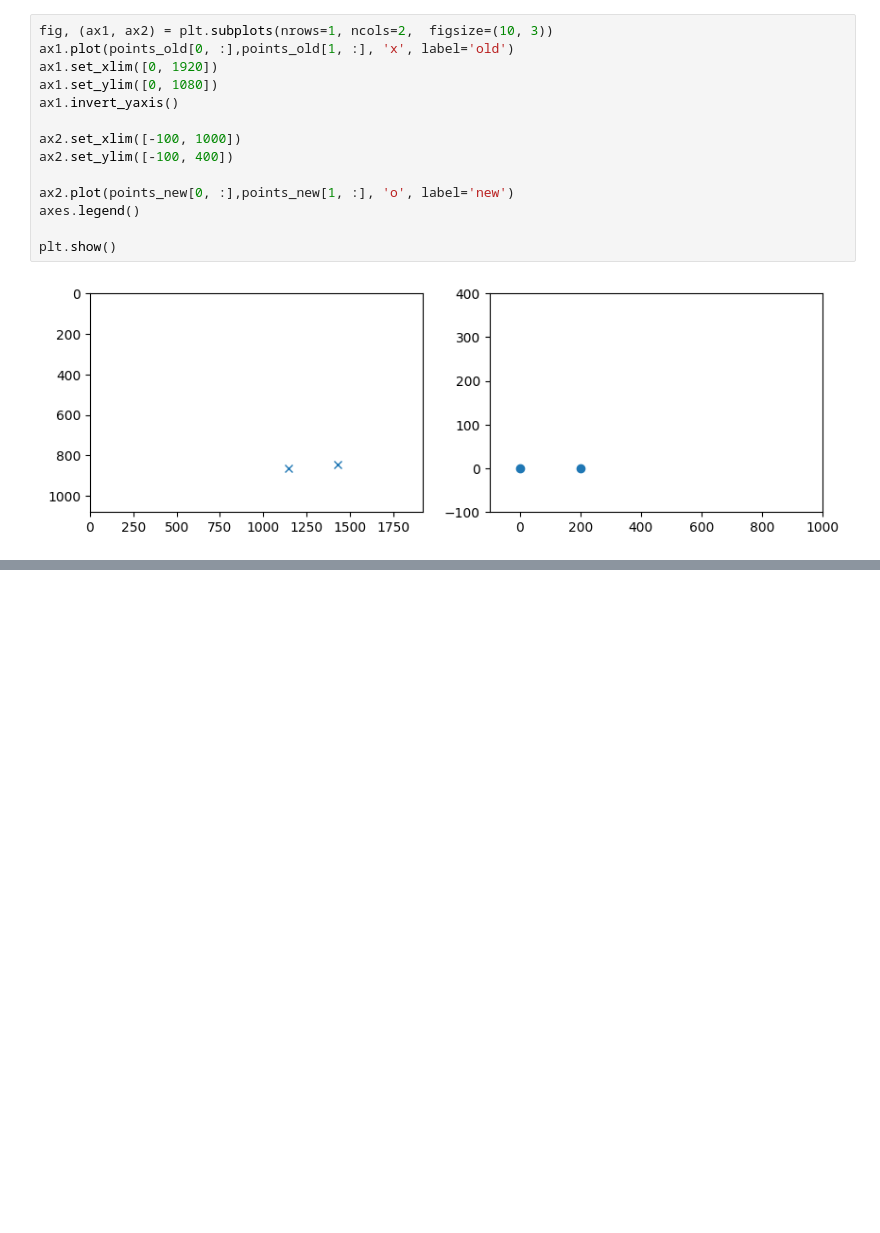
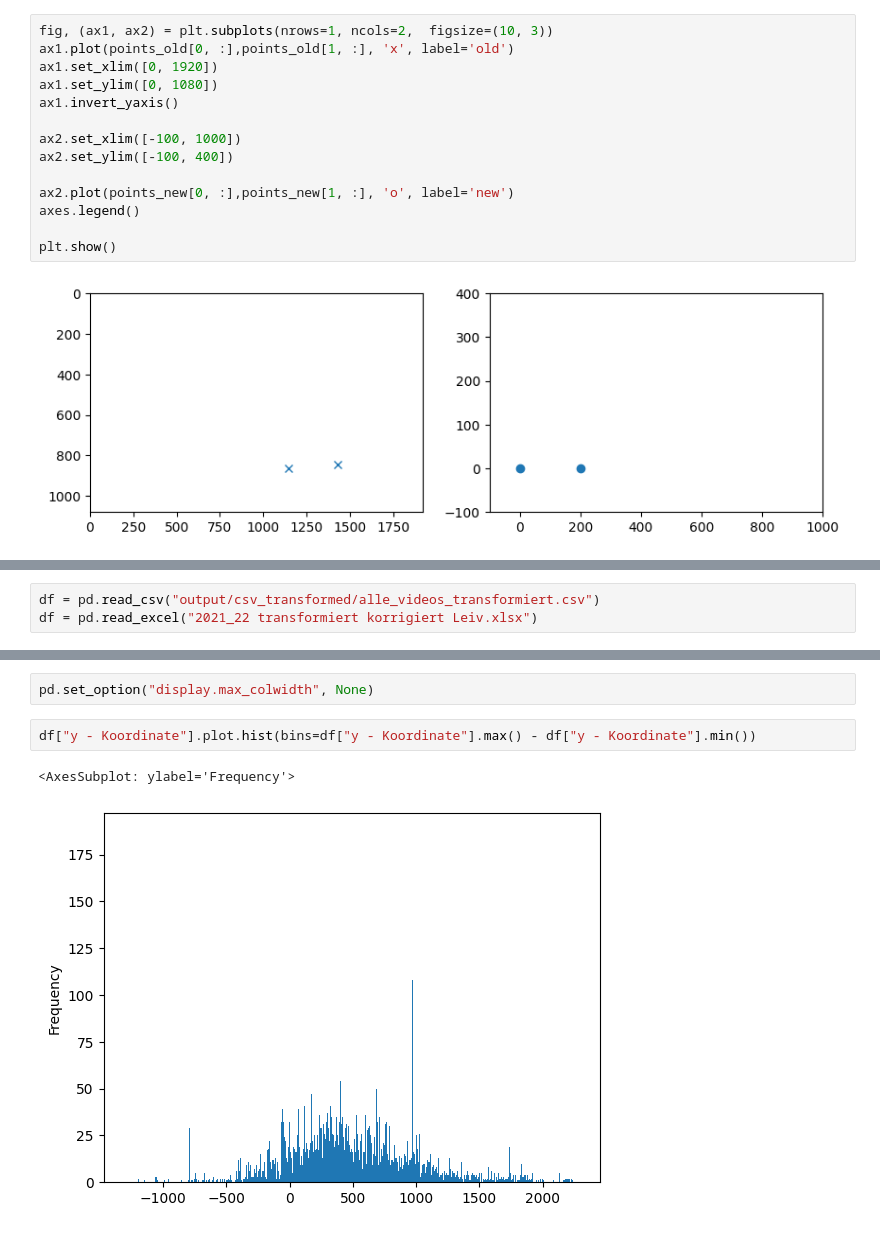
Before and after one commit to axpogroup/AXH-SonarFish, a Jupyter notebook: analysis/2_special_projects/HTU_ARIS_box_dot_tracking_task/4_validate_and_plot_detections.ipynb, the cells around one changed output, grey strips where cells are left out. Cells and saved outputs as stored; diff of their text form; blank space fills up the shorter version.

```diff
--- a/analysis/2_special_projects/HTU_ARIS_box_dot_tracking_task/4_validate_and_plot_detections.ipynb
+++ b/analysis/2_special_projects/HTU_ARIS_box_dot_tracking_task/4_validate_and_plot_detections.ipynb
@@ -406,0 +531,3 @@ plt.show()
+# %%
+df = pd.read_csv("output/csv_transformed/alle_videos_transformiert.csv")
+df = pd.read_excel("2021_22 transformiert korrigiert Leiv.xlsx")
@@ -406,0 +631,7 @@ plt.show()
+# %%
+pd.set_option("display.max_colwidth", None)
+# %%
+df["y - Koordinate"].plot.hist(bins=df["y - Koordinate"].max() - df["y - Koordinate"].min())
+# %% [output]
+<AxesSubplot: ylabel='Frequency'>
+[figure, added]
```
Also changed, not shown: parts of 45 cells of this notebook, 1 other file.
